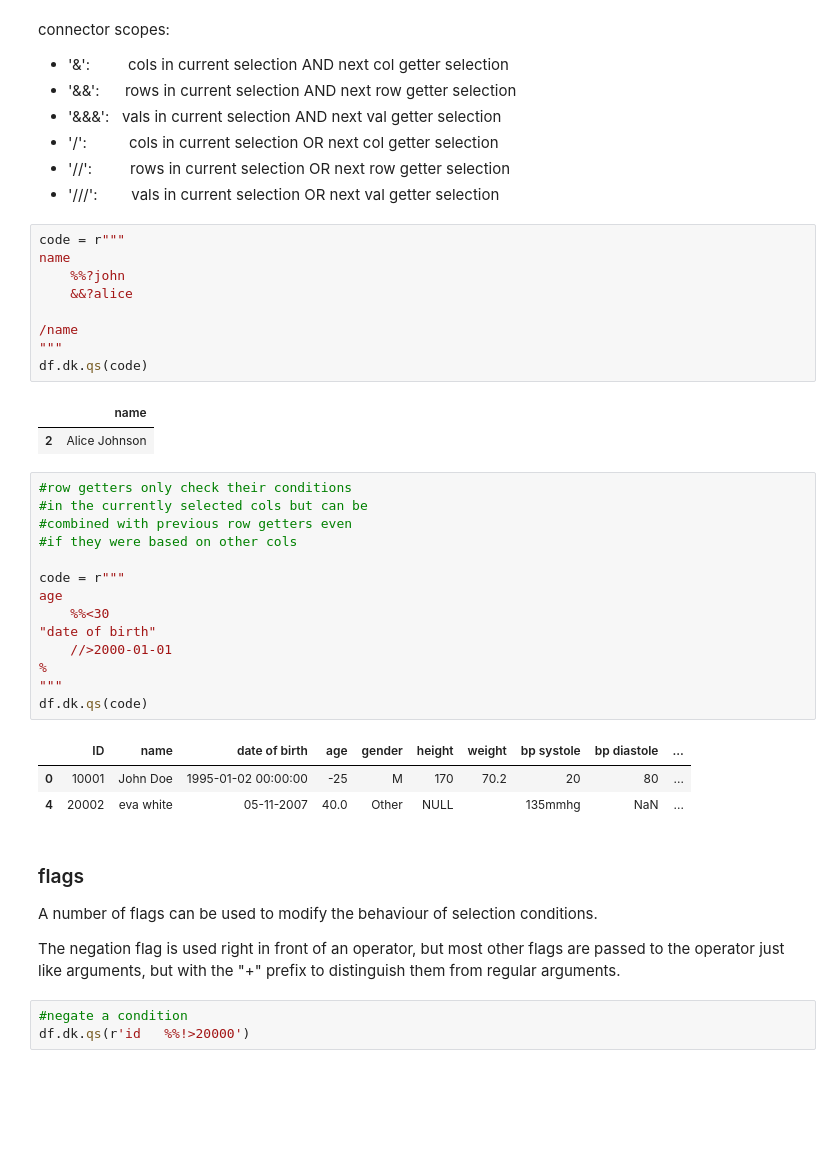
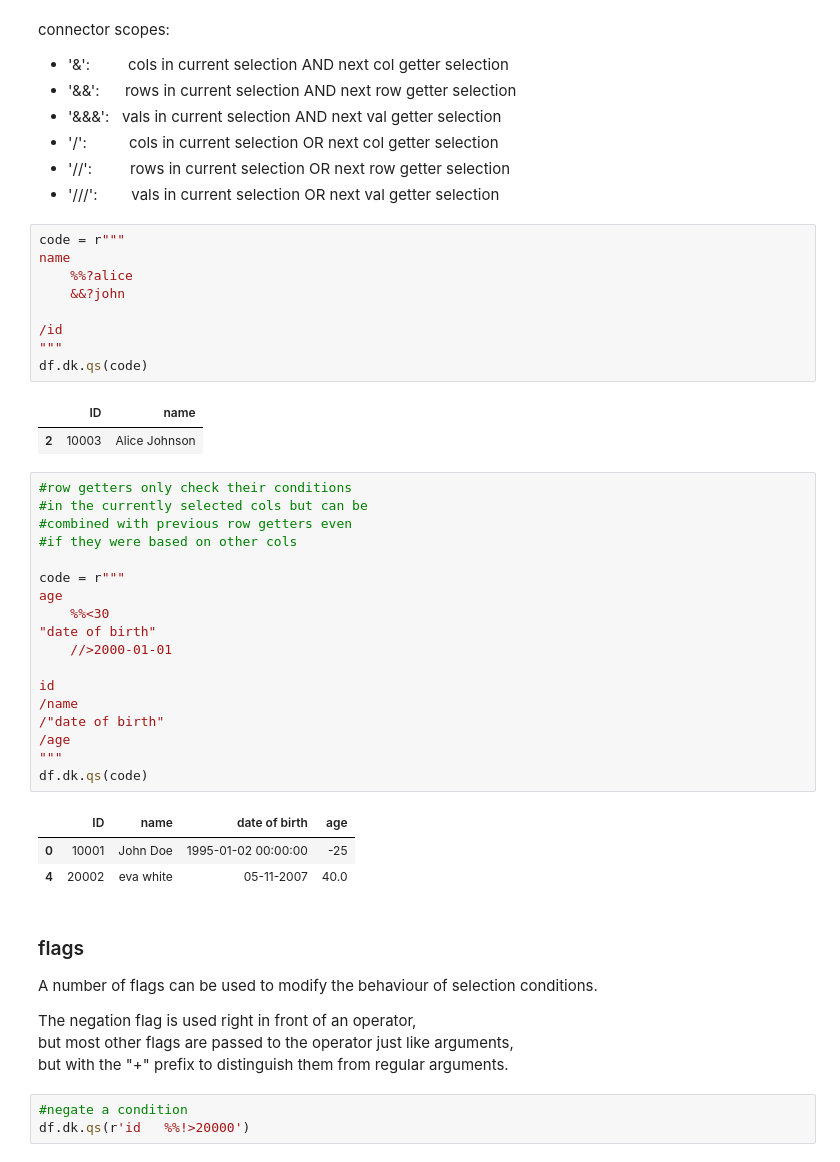
Before and after one commit to MartinVoelkl94/dukit, a Jupyter notebook: interactive_demo.ipynb, the cells around one changed output. Saved outputs shown, nothing was run; the diff lists cells and outputs as text; blank space fills up the shorter version.

```diff
--- a/interactive_demo.ipynb
+++ b/interactive_demo.ipynb
@@ -243,39 +252,45 @@ connector scopes:
 # %%
 code = r"""
 name
-    %%?john
-    &&?alice
+    %%?alice
+    &&?john
 
-/name
+/id
 """
 df.dk.qs(code)
 # %% [output]
-|  | name |
-| 2 | Alice Johnson |
+|  | ID | name |
+| 2 | 10003 | Alice Johnson |
 # %%
 #row getters only check their conditions
 #in the currently selected cols but can be
 #combined with previous row getters even
 #if they were based on other cols
 
 code = r"""
 age
     %%<30
 "date of birth"
     //>2000-01-01
-%
+
+id
+/name
+/"date of birth"
+/age
 """
 df.dk.qs(code)
 # %% [output]
-|  | ID | name | date of birth | age | gender | height | weight | bp systole | bp diastole | ... |
-| 0 | 10001 | John Doe | 1995-01-02 00:00:00 | -25 | M | 170 | 70.2 | 20 | 80 | ... |
-| 4 | 20002 | eva white | 05-11-2007 | 40.0 | Other | NULL |  | 135mmhg | NaN | ... |
+|  | ID | name | date of birth | age |
+| 0 | 10001 | John Doe | 1995-01-02 00:00:00 | -25 |
+| 4 | 20002 | eva white | 05-11-2007 | 40.0 |
 # %% [markdown]
 ### flags
 
 A number of flags can be used to modify the behaviour of selection conditions.
 
-The negation flag is used right in front of an operator, but most other flags are passed to the operator just like arguments, but with the "+" prefix to distinguish them from regular arguments.
+The negation flag is used right in front of an operator,
+but most other flags are passed to the operator just like arguments,
+but with the "+" prefix to distinguish them from regular arguments.
 # %%
 #negate a condition
 df.dk.qs(r'id   %%!>20000')
```
Also changed, not shown: parts of 16 cells of this notebook, 2 other files.
